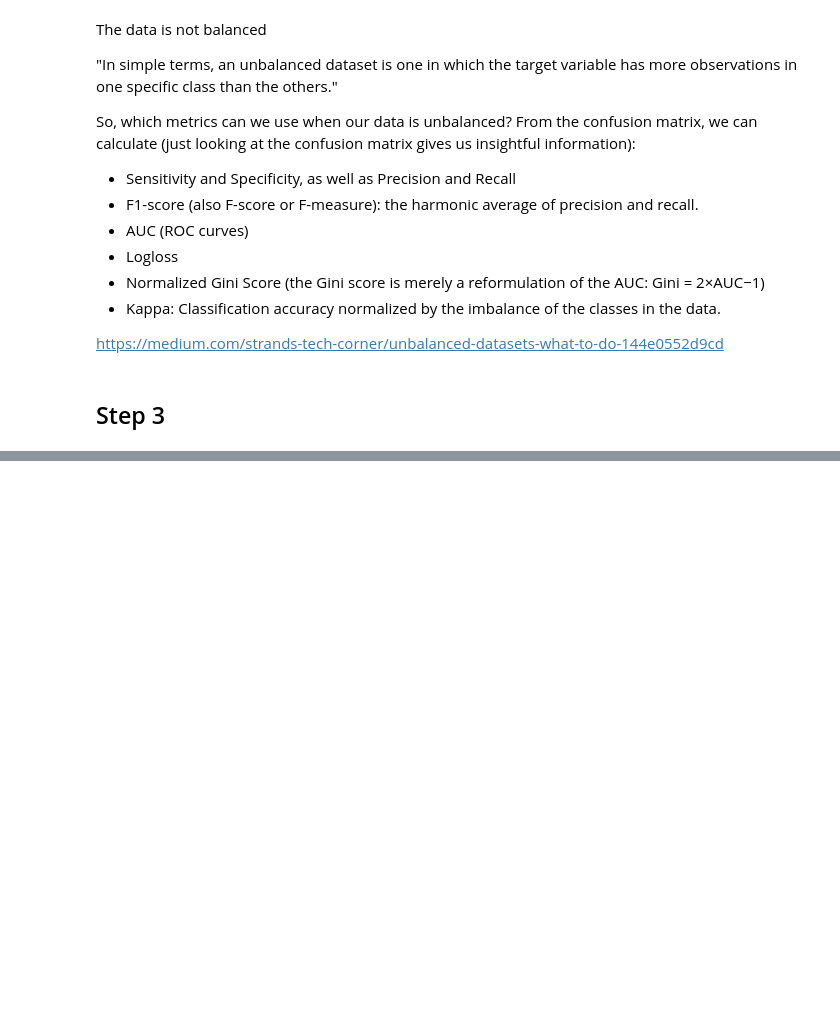
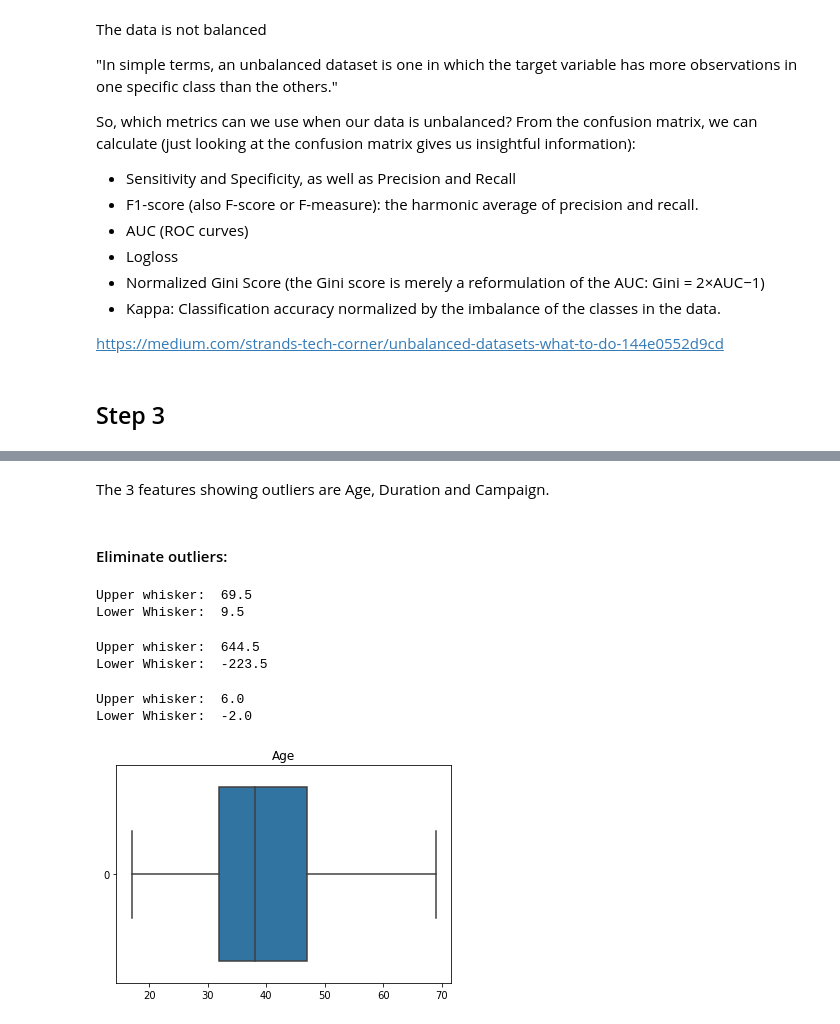
Before and after one commit to martina-nu/LogisticRegression-BankMarketing, a Jupyter notebook: src/explore.ipynb, the cells around one changed output, grey strips where cells are left out. Cells and saved outputs as stored; diff of their text form; code cells hidden in the pictures; blank space fills up the shorter version.

```diff
--- a/src/explore.ipynb
+++ b/src/explore.ipynb
@@ -131,0 +383,47 @@ https://medium.com/strands-tech-corner/unbalanced-datasets-what-to-do-144e0552d9
+# %% [markdown]
+The 3 features showing outliers are Age, Duration and Campaign.
+# %% [markdown]
+#### Eliminate outliers:
+# %%
+#Function to find outliers using IQR
+
+def outliers(df, feature):
+    Q1= df[feature].quantile(0.25)
+    Q3 = df[feature].quantile(0.75)
+    IQR = Q3 - Q1
+    upper_limit = Q3 + 1.5 * IQR
+    lower_limit = Q1 - 1.5 * IQR
+    return upper_limit, lower_limit
+# %%
+upper, lower = outliers(df, 'age')
+print("Upper whisker: ", upper)
+print("Lower Whisker: ", lower)
+
+df = df[(df['age'] > lower) & (df['age'] < upper)]
+# %% [output]
+Upper whisker:  69.5
+Lower Whisker:  9.5
+# %%
+upper, lower = outliers(df, 'duration')
+print("Upper whisker: ", upper)
+print("Lower Whisker: ", lower)
+
+df = df[(df['duration'] > lower) & (df['duration'] < upper)]
+# %% [output]
+Upper whisker:  644.5
+Lower Whisker:  -223.5
+# %%
+upper, lower = outliers(df, 'campaign')
+print("Upper whisker: ", upper)
+print("Lower Whisker: ", lower)
+
+df = df[(df['campaign'] > lower) & (df['campaign'] < upper)]
+# %% [output]
+Upper whisker:  6.0
+Lower Whisker:  -2.0
+# %%
+sns.boxplot( data = df['age'], orient="h").set_title("Age")
+
+plt.show()
+# %% [output]
+[figure, added]
```
Also changed, not shown: parts of 78 cells of this notebook, 1 other file.
